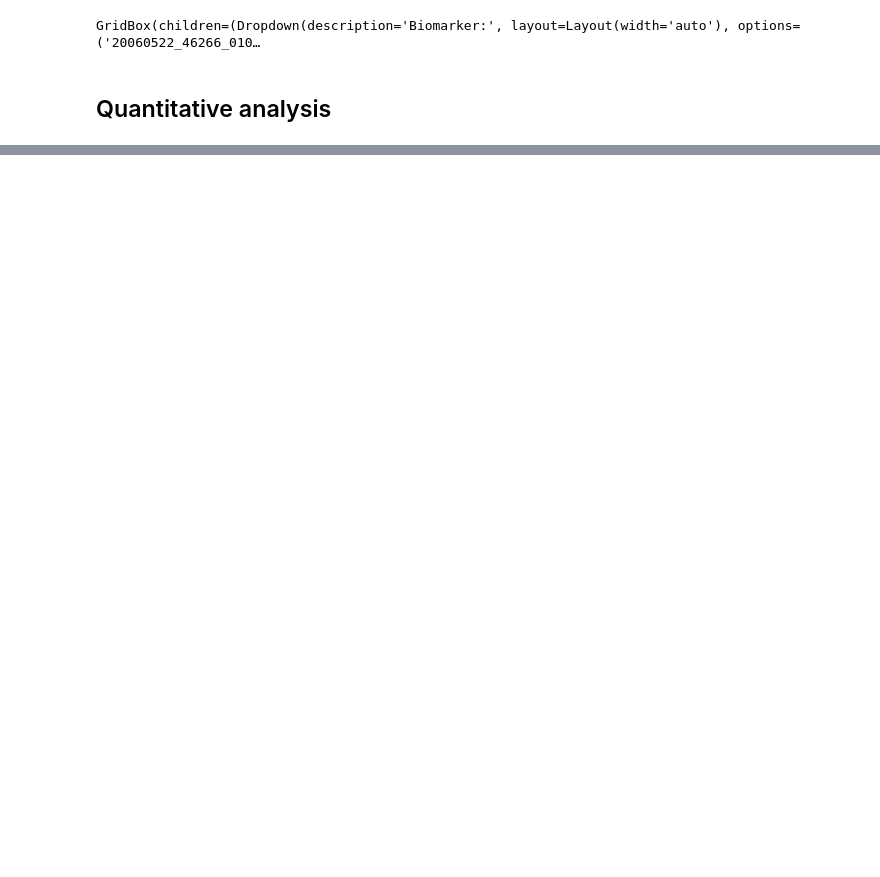
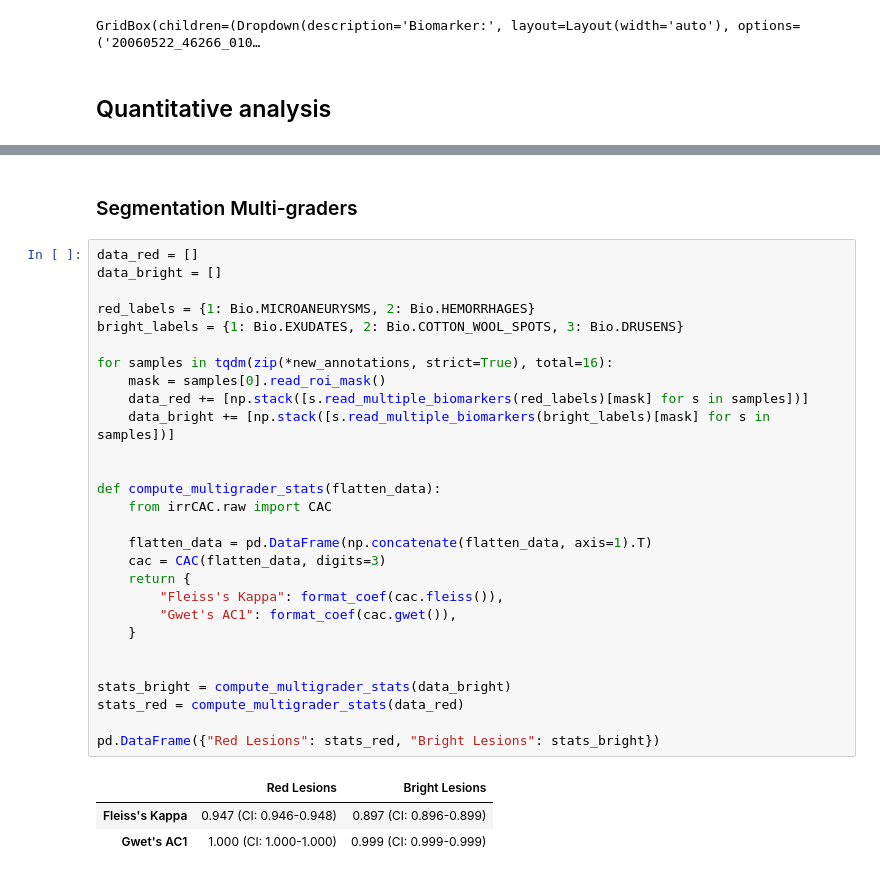
Before and after one commit to LIV4D/MAPLES-DR, a Jupyter notebook: examples/variability_study/intervariability_study.ipynb, the cells around one changed output, grey strips where cells are left out. Drawn from its saved outputs; the diff is of its cells as text; blank space fills up the shorter version.

```diff
--- a/examples/variability_study/intervariability_study.ipynb
+++ b/examples/variability_study/intervariability_study.ipynb
@@ -541,0 +487,34 @@ pd.DataFrame({img: data_per_image[img]["hemorrhages"] for img in data_per_image}
+# %% [markdown]
+### Segmentation Multi-graders
+# %%
+data_red = []
+data_bright = []
+
+red_labels = {1: Bio.MICROANEURYSMS, 2: Bio.HEMORRHAGES}
+bright_labels = {1: Bio.EXUDATES, 2: Bio.COTTON_WOOL_SPOTS, 3: Bio.DRUSENS}
+
+for samples in tqdm(zip(*new_annotations, strict=True), total=16):
+    mask = samples[0].read_roi_mask()
+    data_red += [np.stack([s.read_multiple_biomarkers(red_labels)[mask] for s in samples])]
+    data_bright += [np.stack([s.read_multiple_biomarkers(bright_labels)[mask] for s in samples])]
+
+
+def compute_multigrader_stats(flatten_data):
+    from irrCAC.raw import CAC
+
+    flatten_data = pd.DataFrame(np.concatenate(flatten_data, axis=1).T)
+    cac = CAC(flatten_data, digits=3)
+    return {
+        "Fleiss's Kappa": format_coef(cac.fleiss()),
+        "Gwet's AC1": format_coef(cac.gwet()),
+    }
+
+
+stats_bright = compute_multigrader_stats(data_bright)
+stats_red = compute_multigrader_stats(data_red)
+
+pd.DataFrame({"Red Lesions": stats_red, "Bright Lesions": stats_bright})
+# %% [output]
+|  | Red Lesions | Bright Lesions |
+| Fleiss's Kappa | 0.947 (CI: 0.946-0.948) | 0.897 (CI: 0.896-0.899) |
+| Gwet's AC1 | 1.000 (CI: 1.000-1.000) | 0.999 (CI: 0.999-0.999) |
```
Also changed, not shown: parts of 29 cells of this notebook, 1 other file.
